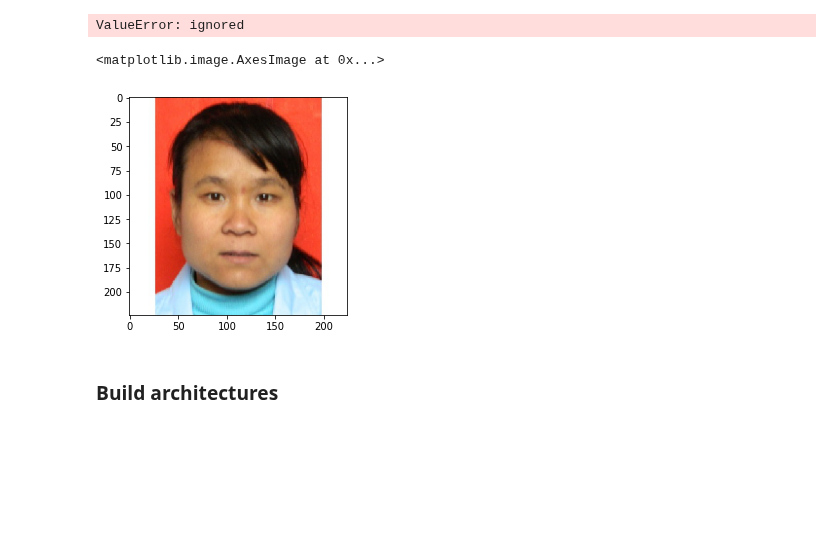
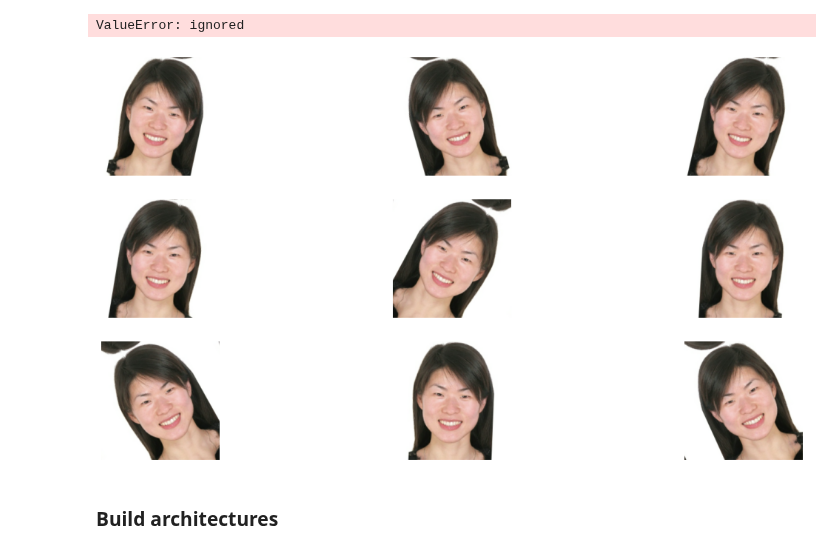
Before and after one commit to LapTQ/IT3910E_facial_beauty_pediction, a Jupyter notebook: facial_beauty_perception.ipynb, the cells around one changed output. Saved outputs shown, nothing was run; the diff lists cells and outputs as text; code cells hidden in the pictures; blank space fills up the shorter version.

```diff
--- a/facial_beauty_perception.ipynb
+++ b/facial_beauty_perception.ipynb
@@ -274,12 +274,19 @@ ds = tf.data.Dataset.from_tensor_slices((train_scores_df['file_name'], train_sco
 ds = ds.shuffle(buffer_size=len(train_scores_df))
 
 def _parse_function(filename, label):
-    print(filename)
-    img = image.load_img(filename.numpy().decode(), target_size=image_size)#, color_mode="grayscale")
-    img = image.img_to_array(img)
+    img_string = tf.io.read_file(filename)
+    img = tf.image.decode_jpeg(img_string, channels=3)
+    img = tf.image.convert_image_dtype(img, tf.float32)
+    img = tf.image.resize(img, image_size)
+    # img = image.load_img(filename, target_size=image_size)#, color_mode="grayscale")
+    # img = image.img_to_array(img)
     return img, label
 
 ds = ds.map(_parse_function, num_parallel_calls=4)
 ds = ds.batch(32)
-ds = ds.prefetch()
+ds = ds.prefetch(buffer_size=tf.data.AUTOTUNE)
+
+
+for n, s in ds.take(1):
+    print(n)
 # %% [output]
@@ -291,27 +313,21 @@ train_model('test', Adam(), max_epochs=2, batch_size=64)
 # %% [output]
 test
 ValueError: ignored
-# %%
-plt.imshow(img/255.)
-# %% [output]
-<matplotlib.image.AxesImage at 0x...>
-[figure, removed]
 # %%
 data_augmentation = tf.keras.Sequential([
   tf.keras.layers.RandomFlip("horizontal"),
   tf.keras.layers.RandomRotation(0.1),
 ])
 
-img = image.load_img(train_scores_df['file_name'][24], target_size=image_size)#, color_mode="grayscale")
-img = image.img_to_array(img)/255.
-img = tf.expand_dims(img, 0)
-
 plt.figure(figsize=(20, 10))
-for i in range(9):
-  augmented_image = data_augmentation(img)
-  ax = plt.subplot(3, 3, i + 1)
-  plt.imshow(augmented_image[0])
-  plt.axis("off")
+for img, sco in ds.take(1):
+    for i in range(9):
+        augmented_image = data_augmentation(img)
+        ax = plt.subplot(3, 3, i + 1)
+        plt.imshow(augmented_image[0])
+        plt.axis("off")
+# %% [output]
+[figure, added]
 # %% [markdown]
 ### Build architectures
 # %%
```
Also changed, not shown: parts of 1 cell of this notebook.
